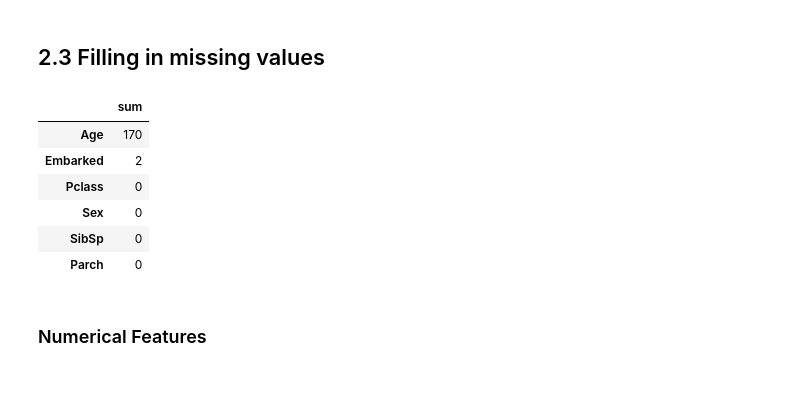
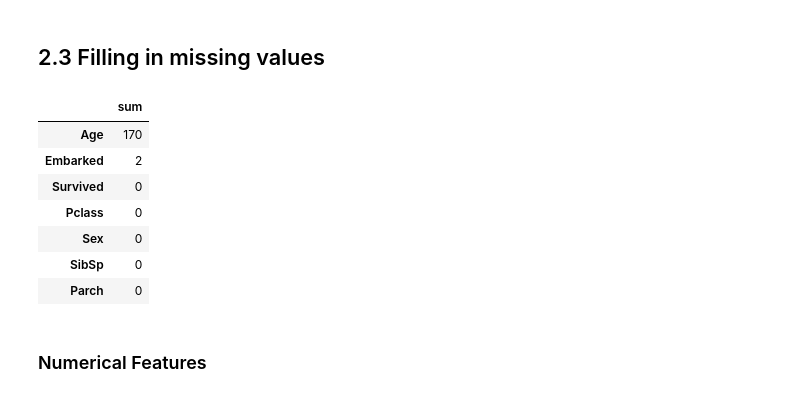
Before and after one commit to myang987/kaggle-comp-titanic, a Jupyter notebook: working.ipynb, the cells around one changed output. Drawn from its saved outputs; the diff is of its cells as text; code cells hidden in the pictures.

```diff
--- a/working.ipynb
+++ b/working.ipynb
@@ -360,8 +360,6 @@ Removing correlated feature to reduce multicollinearity
 
 Also don't need identifiers columns PassengerId, Ticket, and Name
 # %%
-X = train_data.drop(['Survived'], axis=1)
-y = train_data[['Survived']]
+train_data_copy = train_data.copy()
 
-X.drop(['Fare', 'PassengerId', 'Name', 'Ticket'], axis=1, inplace=True)
-X.columns
+train_data_copy.drop(['Fare', 'PassengerId', 'Name', 'Ticket'], axis=1, inplace=True)
@@ -370,6 +366,6 @@ Index(['Pclass', 'Sex', 'Age', 'SibSp', 'Parch', 'Cabin', 'Embarked'], dtype='ob
 # %% [markdown]
 Also removing Cabin column for having too many missing values as stated in section 1.1
 # %%
-X.drop(['Cabin'], axis=1, inplace=True)
-X.columns
+train_data_copy.drop(['Cabin'], axis=1, inplace=True)
+train_data_copy.columns
 # %% [output]
@@ -389,2 +396,2 @@ fig.tight_layout(pad=1.5)
 # %%
-X = X.drop(X[X['SibSp'] >= 8].index)
+train_data_copy = train_data_copy.drop(train_data_copy[train_data_copy['SibSp'] >= 8].index)
@@ -391,11 +415,12 @@ X = X.drop(X[X['SibSp'] >= 8].index)
 # %% [markdown]
 ## 2.3 Filling in missing values
 # %%
-pd.DataFrame(X.isnull().sum(), columns=['sum']).sort_values(by=['sum'],ascending=False)
+pd.DataFrame(train_data_copy.isnull().sum(), columns=['sum']).sort_values(by=['sum'],ascending=False)
 # %% [output]
 |  | sum |
 | Age | 170 |
 | Embarked | 2 |
+| Survived | 0 |
 | Pclass | 0 |
 | Sex | 0 |
 | SibSp | 0 |
```
Also changed, not shown: parts of 10 cells of this notebook.
